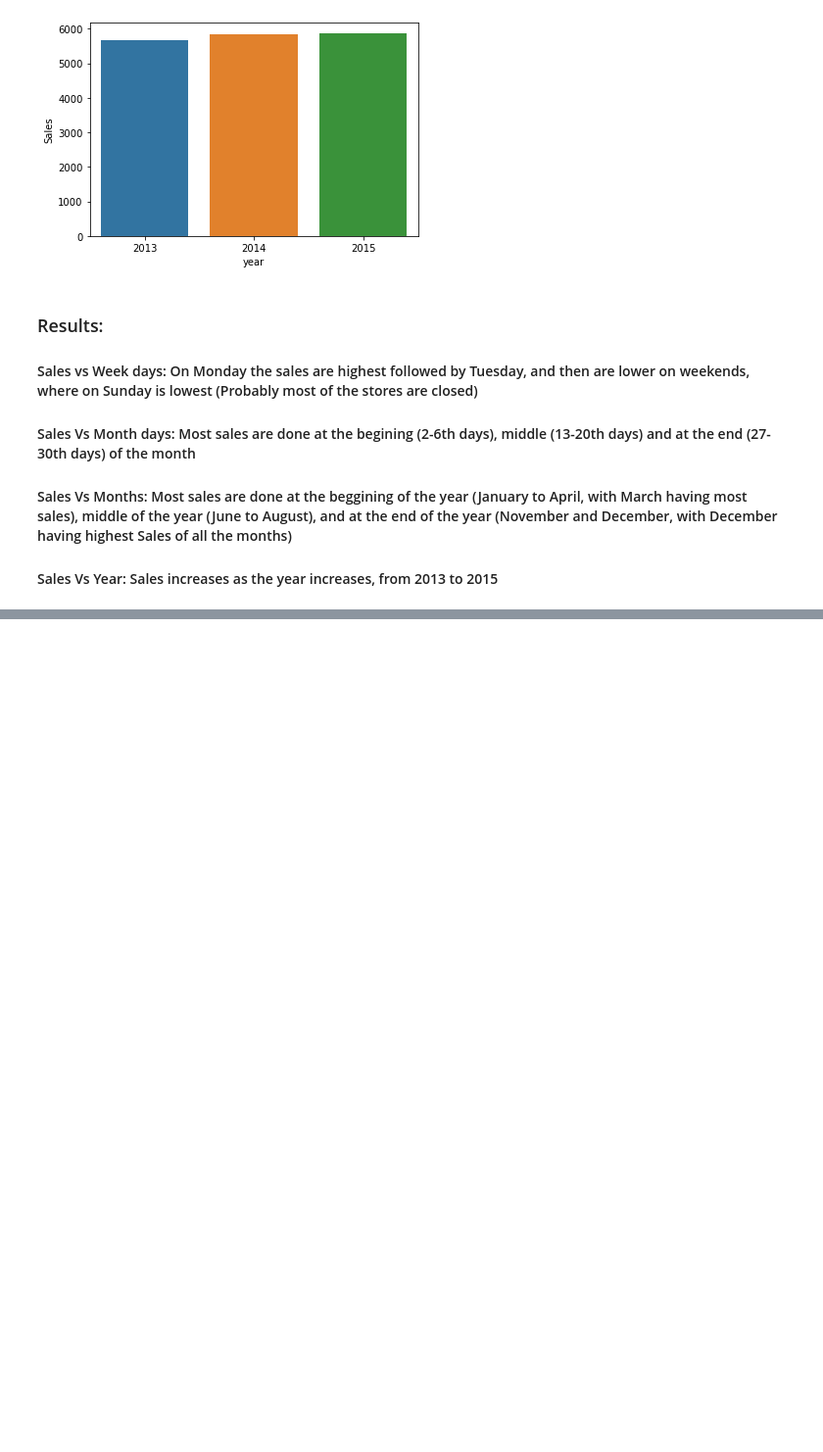
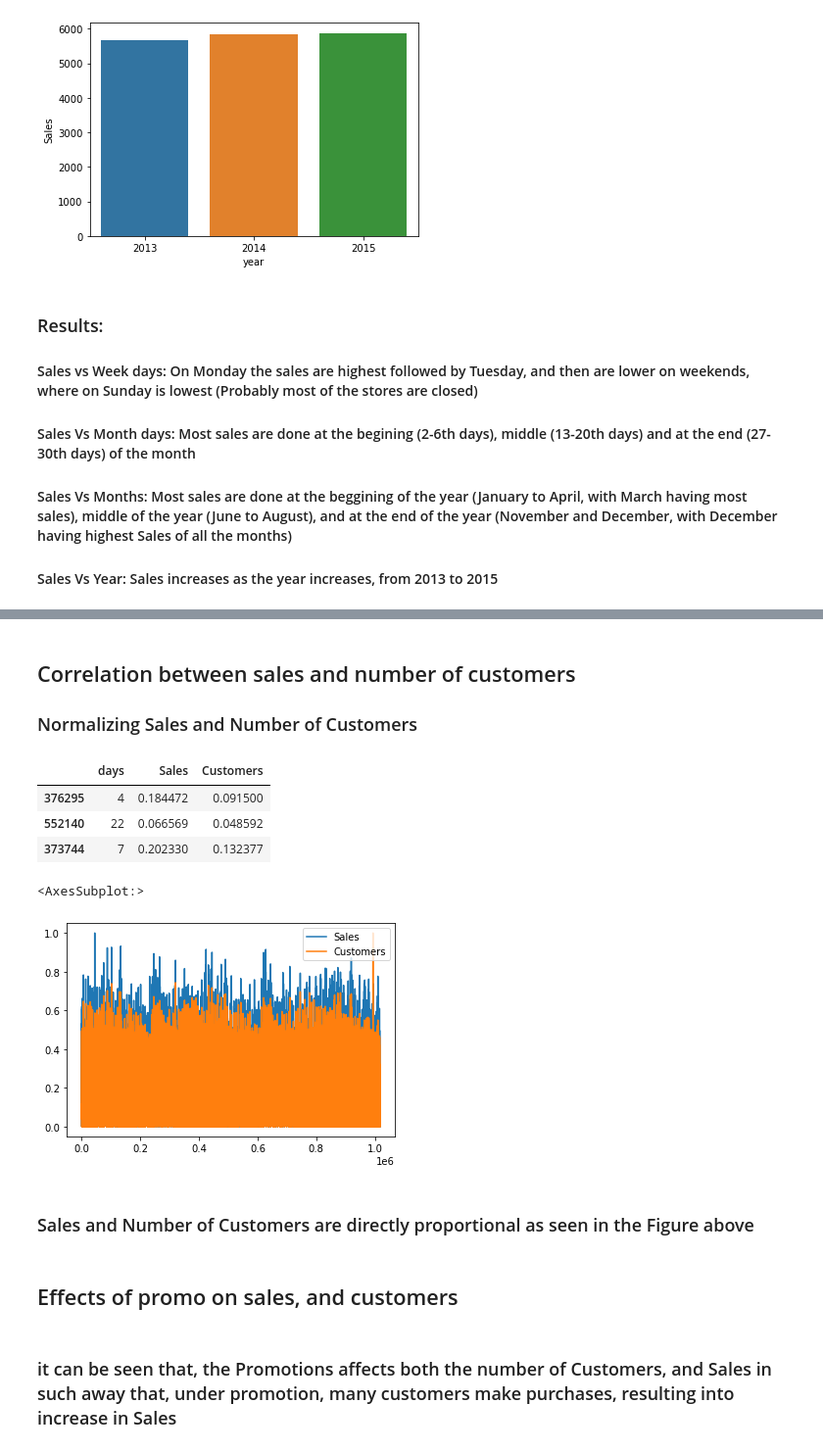
Before and after one commit to Caphace-Ethan/Pharmaceutical-Sales-Prediction, a Jupyter notebook: notebooks/Exploration_of_customer_purchasing_behavior.ipynb, the cells around one changed output, grey strips where cells are left out. Shown at 98% size. Drawn from its saved outputs; the diff is of its cells as text; code cells hidden in the pictures; blank space fills up the shorter version.

```diff
--- a/notebooks/Exploration_of_customer_purchasing_behavior.ipynb
+++ b/notebooks/Exploration_of_customer_purchasing_behavior.ipynb
@@ -313,0 +317,35 @@ plt.show()
+# %% [markdown]
+## Correlation between sales and number of customers
+
+### Normalizing Sales and Number of Customers
+# %%
+from sklearn.preprocessing import MinMaxScaler
+from pandas import DataFrame
+scaler = MinMaxScaler()
+
+sales_customers_df = pd.DataFrame()
+sales_customers_df['Sales'] = combined_train_store_data['Sales']
+sales_customers_df['Customers'] = combined_train_store_data['Customers']
+sales_customers_df = scaler.fit_transform(sales_customers_df)
+sales_customers_df = DataFrame(sales_customers_df)
+sales_customers_df['days'] = combined_train_store_data['day']
+sales_customers_df['Sales'] = sales_customers_df[0]
+sales_customers_df['Customers'] = sales_customers_df[1]
+sales_customers_df = sales_customers_df.drop(columns=[0,1])
+sales_customers_df.sample(3)
+# %% [output]
+|  | days | Sales | Customers |
+| 376295 | 4 | 0.184472 | 0.091500 |
+| 552140 | 22 | 0.066569 | 0.048592 |
+| 373744 | 7 | 0.202330 | 0.132377 |
+# %%
+
+sales_customers_df =sales_customers_df[['Sales','Customers']]
+sales_customers_df.plot(kind='line')
+# %% [output]
+<AxesSubplot:>
+[figure, added]
+# %% [markdown]
+### Sales and Number of Customers are directly proportional as seen in the Figure above
+# %% [markdown]
+## Effects of promo on sales, and customers
@@ -313,0 +362,2 @@ plt.show()
+# %% [markdown]
+### it can be seen that, the Promotions affects both the number of Customers, and Sales in such away that, under promotion, many customers make purchases, resulting into increase in Sales
```
Also changed, not shown: parts of 3 cells of this notebook.
